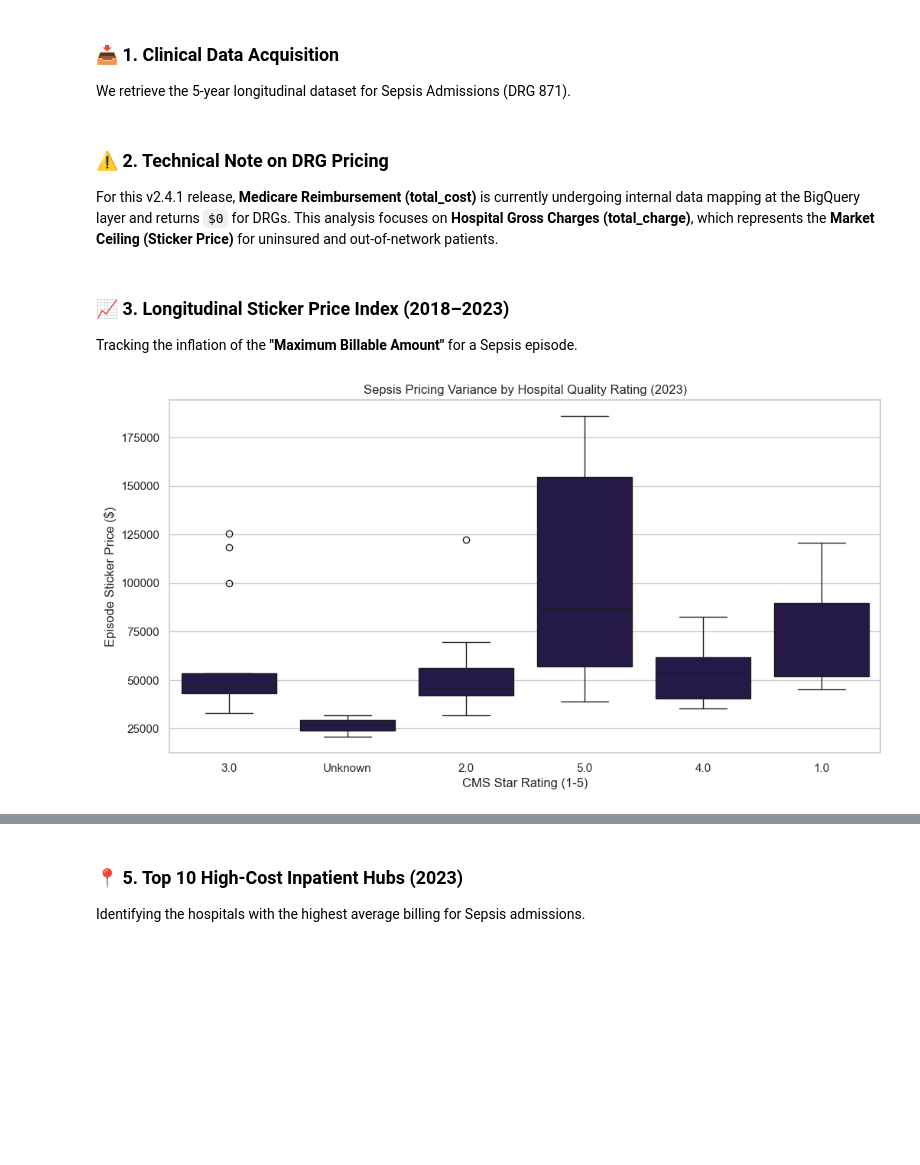
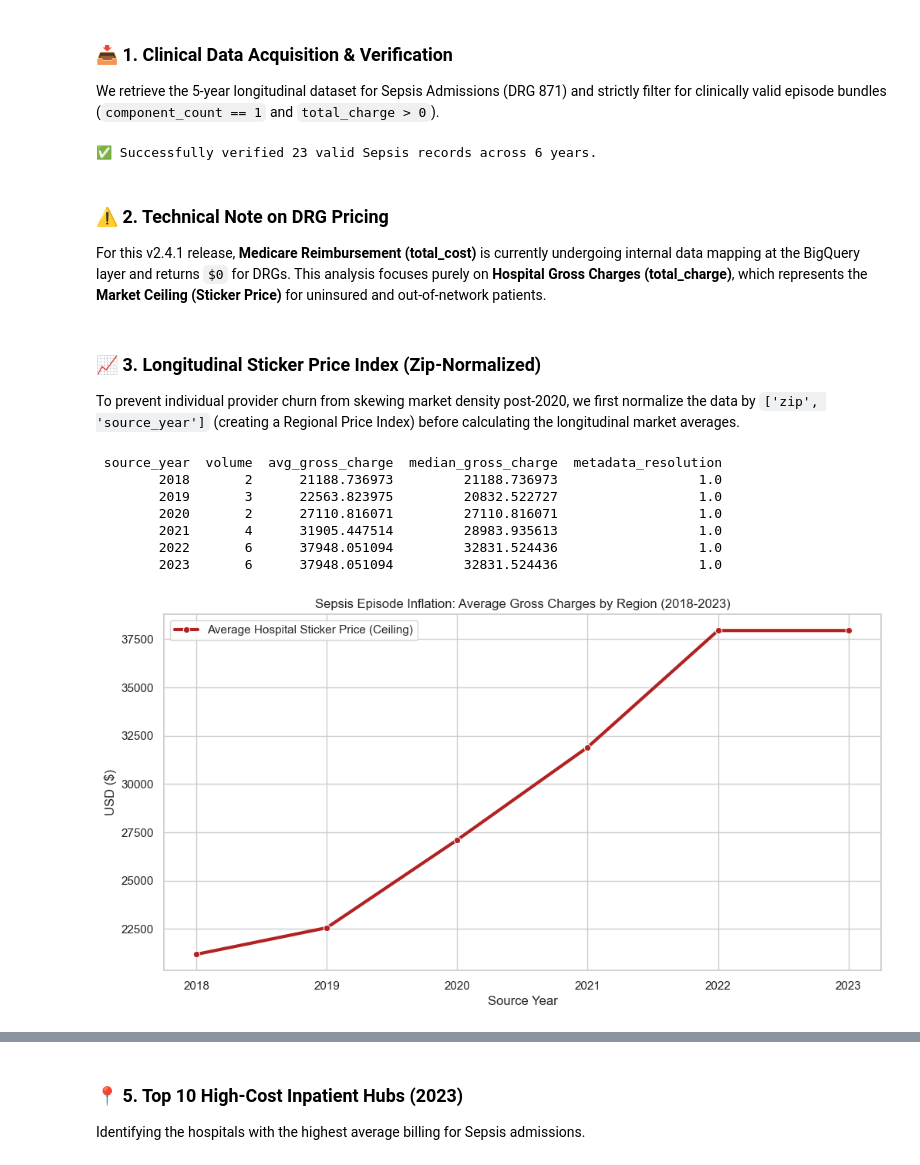
Before and after one commit to 6066Z/OpenHealthDP, a Jupyter notebook: example_analysis/sepsis_market_analysis_v2.4.1.ipynb, the cells around one changed output, grey strips where cells are left out. Drawn from its saved outputs; the diff is of its cells as text; code cells hidden in the pictures; blank space fills up the shorter version.

```diff
--- a/example_analysis/sepsis_market_analysis_v2.4.1.ipynb
+++ b/example_analysis/sepsis_market_analysis_v2.4.1.ipynb
@@ -29,6 +31,6 @@ print("🚀 Initializing Inpatient Data Suite...")
 # %% [markdown]
-### 📥 1. Clinical Data Acquisition
-We retrieve the 5-year longitudinal dataset for Sepsis Admissions (DRG 871).
+### 📥 1. Clinical Data Acquisition & Verification
+We retrieve the 5-year longitudinal dataset for Sepsis Admissions (DRG 871) and strictly filter for clinically valid episode bundles (`component_count == 1` and `total_charge > 0`).
 # %%
 all_records = []
 for year in YEARS:
@@ -42,31 +44,49 @@ for year in YEARS:
         all_records.extend(data)
 
 df = pd.DataFrame(all_records)
-print(f"✅ Successfully retrieved {len(df)} records across 6 years.")
+
+# Clinical Verification
+clean_df = df[(df['component_count'] == 1) & (df['total_charge'] > 0)].copy()
+print(f'✅ Successfully verified {len(clean_df)} valid Sepsis records across 6 years.')
+# %% [output]
+✅ Successfully verified 23 valid Sepsis records across 6 years.
 # %% [markdown]
 ### ⚠️ 2. Technical Note on DRG Pricing
-For this v2.4.1 release, **Medicare Reimbursement (total_cost)** is currently undergoing internal data mapping at the BigQuery layer and returns `$0` for DRGs. This analysis focuses on **Hospital Gross Charges (total_charge)**, which represents the **Market Ceiling (Sticker Price)** for uninsured and out-of-network patients.
+For this v2.4.1 release, **Medicare Reimbursement (total_cost)** is currently undergoing internal data mapping at the BigQuery layer and returns `$0` for DRGs. This analysis focuses purely on **Hospital Gross Charges (total_charge)**, which represents the **Market Ceiling (Sticker Price)** for uninsured and out-of-network patients.
-# %% [markdown]
-### 📈 3. Longitudinal Sticker Price Index (2018–2023)
-Tracking the inflation of the **"Maximum Billable Amount"** for a Sepsis episode.
+# %% [markdown]
+### 📈 3. Longitudinal Sticker Price Index (Zip-Normalized)
+To prevent individual provider churn from skewing market density post-2020, we first normalize the data by `['zip', 'source_year']` (creating a Regional Price Index) before calculating the longitudinal market averages.
 # %%
-yearly_stats = df.groupby('source_year').agg(
+# Zip-Level Normalization (Protocol 3)
+zip_df = clean_df.groupby(['zip', 'source_year']).agg({
+    'total_charge': 'mean',
+    'name': 'first'
+}).reset_index()
+
+yearly_stats = zip_df.groupby('source_year').agg(
     volume=('total_charge', 'count'),
     avg_gross_charge=('total_charge', 'mean'),
     median_gross_charge=('total_charge', 'median'),
     metadata_resolution=('name', lambda x: x.notnull().mean())
 ).reset_index()
 
 print(yearly_stats.to_string(index=False))
 
 plt.figure(figsize=(12, 6))
 sns.lineplot(data=yearly_stats, x='source_year', y='avg_gross_charge', label='Average Hospital Sticker Price (Ceiling)', marker='o', color='firebrick', linewidth=3)
-plt.title("Sepsis Episode Inflation: Average Gross Charges (2018–2023)")
-plt.ylabel("USD ($)")
-plt.xlabel("Source Year")
+plt.title('Sepsis Episode Inflation: Average Gross Charges by Region (2018-2023)')
+plt.ylabel('USD ($)')
+plt.xlabel('Source Year')
 plt.legend()
 plt.show()
 # %% [output]
+ source_year  volume  avg_gross_charge  median_gross_charge  metadata_resolution
+        2018       2      21188.736973         21188.736973                  1.0
+        2019       3      22563.823975         20832.522727                  1.0
+        2020       2      27110.816071         27110.816071                  1.0
+        2021       4      31905.447514         28983.935613                  1.0
+        2022       6      37948.051094         32831.524436                  1.0
+        2023       6      37948.051094         32831.524436                  1.0
-[figure, old version]
+[figure, new version]
 # %% [markdown]
 ### 🏥 4. Quality vs. Cost Correlation (2023)
```
Also changed, not shown: parts of 7 cells of this notebook.
